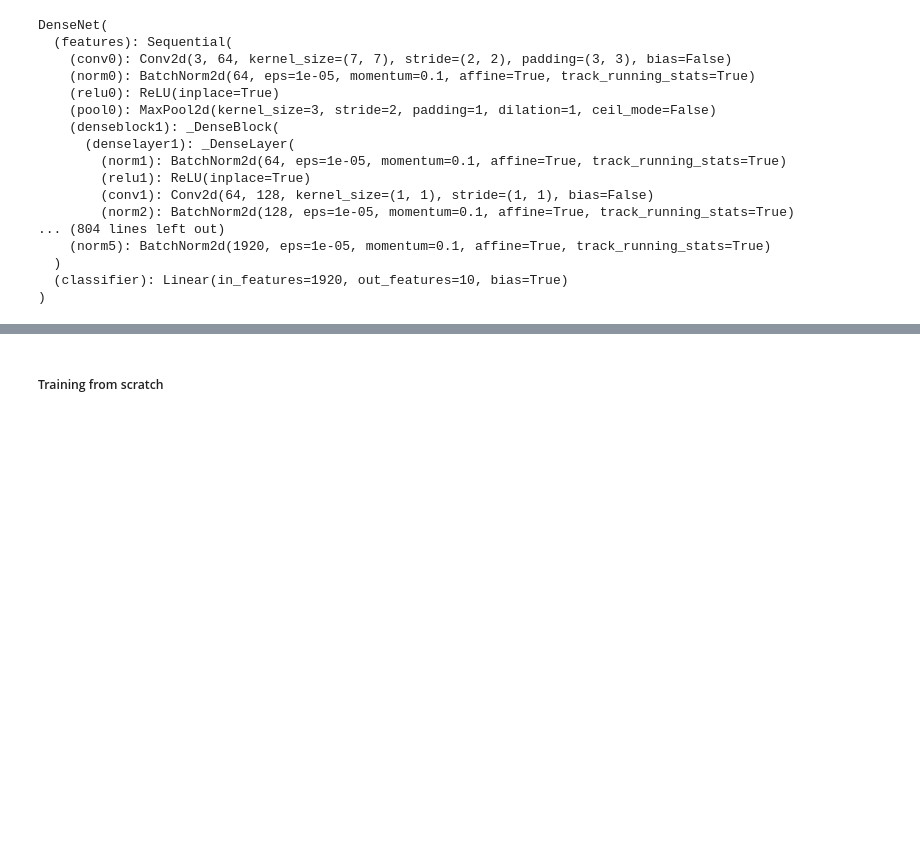
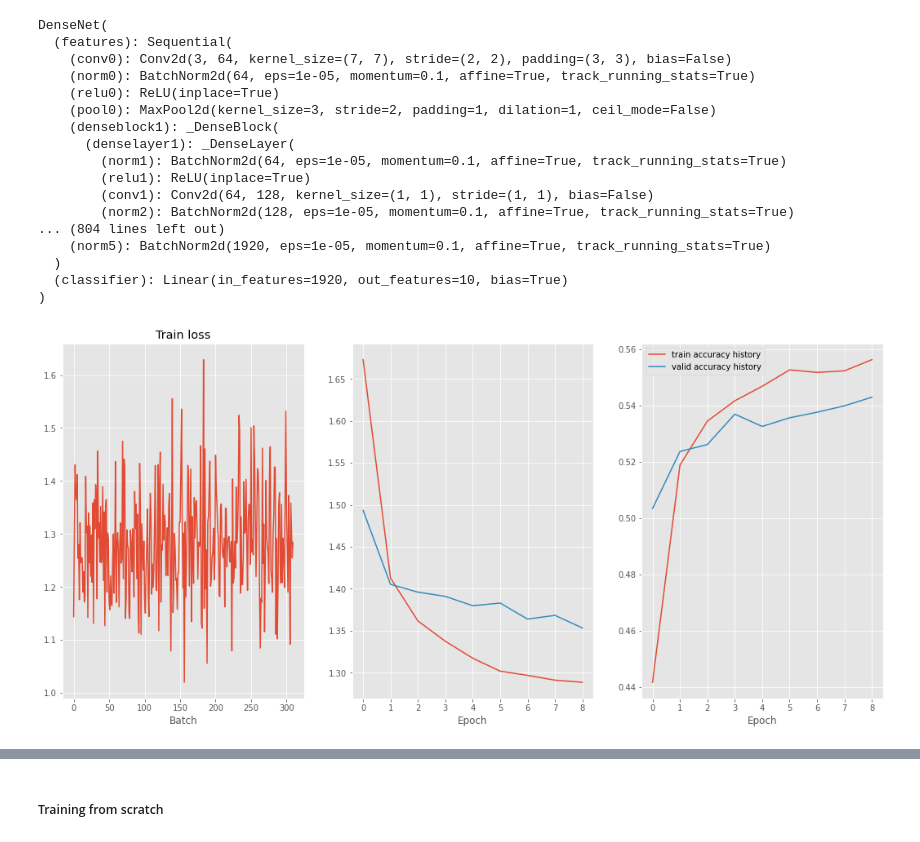
Before and after one commit to LukashevichIlya/CV-1C, a Jupyter notebook: Classification/Classification notebook.ipynb, the cells around one changed output, grey strips where cells are left out. Drawn from its saved outputs; the diff is of its cells as text; code cells hidden in the pictures; blank space fills up the shorter version.

```diff
--- a/Classification/Classification notebook.ipynb
+++ b/Classification/Classification notebook.ipynb
@@ -175,4 +213,15 @@ opt = torch.optim.Adam(densenet201_pr.parameters(), lr=1e-3)
 criterion = nn.CrossEntropyLoss()
 lr_scheduler = torch.optim.lr_scheduler.StepLR(optimizer=opt, step_size=2, gamma=0.1)
 # %%
-train_model(densenet201_pr, device, train_loader, val_loader, opt, criterion, lr_scheduler, N_EPOCHS, clip=1)
+train_model(densenet201_pr,
+            device,
+            train_loader,
+            val_loader,
+            opt,
+            criterion,
+            lr_scheduler,
+            N_EPOCHS,
+            clip=1,
+            model_name='densenet_201_pr.pth')
+# %% [output]
+[figure, added]
```
Also changed, not shown: parts of 30 cells of this notebook, 1 other file.
